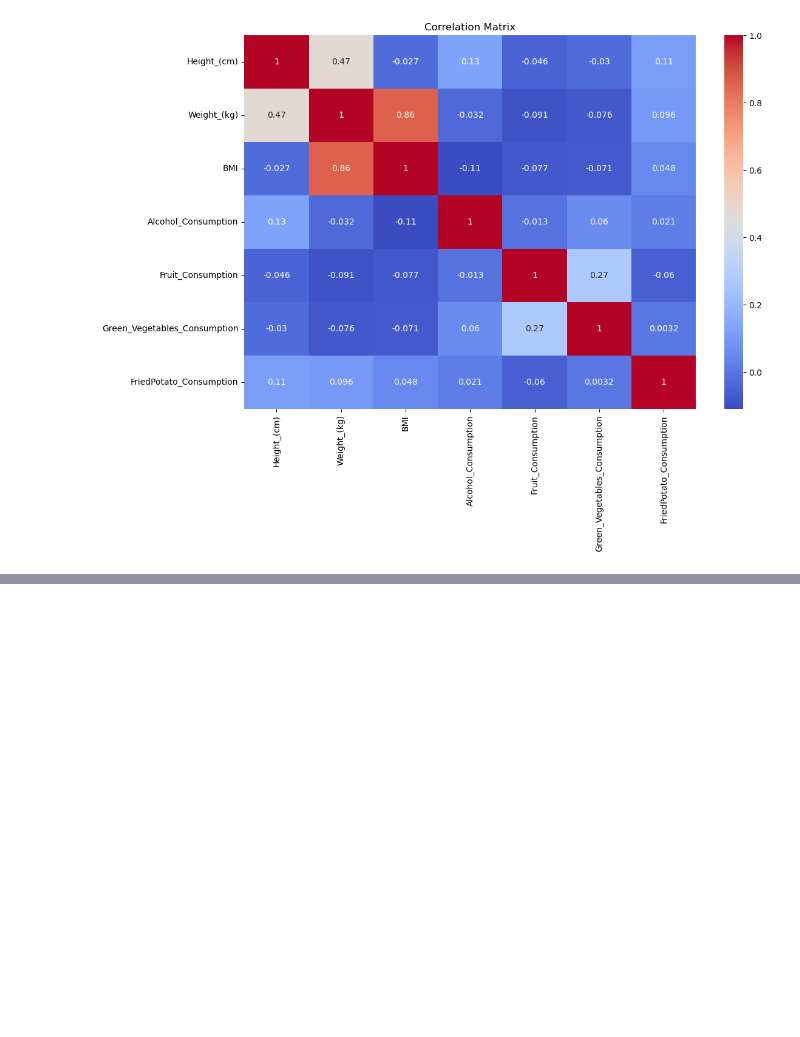
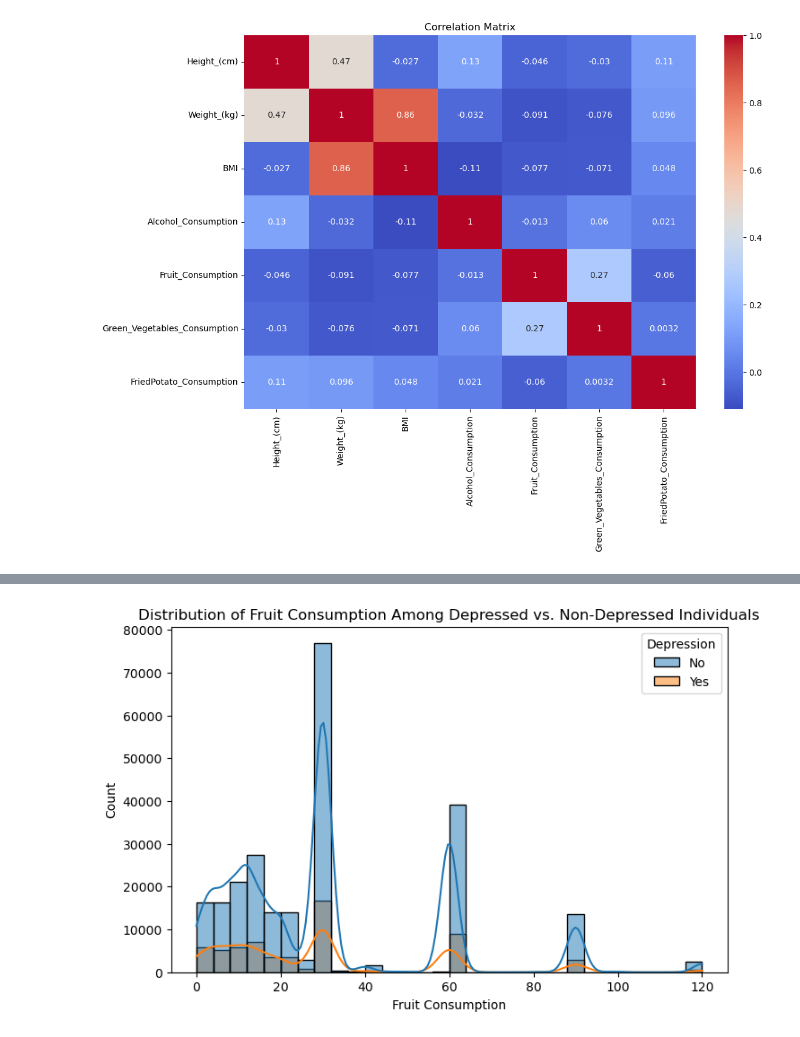
Before and after one commit to hornstarz/Project-4---Machine-Learning, a Jupyter notebook: Project 4 code.ipynb, the cells around one changed output, grey strips where cells are left out. Saved outputs shown, nothing was run; the diff lists cells and outputs as text; code cells hidden in the pictures; blank space fills up the shorter version.

```diff
--- a/Project 4 code.ipynb
+++ b/Project 4 code.ipynb
@@ -190,0 +229,9 @@ plt.show()
+# %%
+plt.figure(figsize=(8,5))
+sns.histplot(data=df, x='Fruit_Consumption', hue='Depression', kde=True, bins=30)
+plt.xlabel("Fruit Consumption")
+plt.ylabel("Count")
+plt.title("Distribution of Fruit Consumption Among Depressed vs. Non-Depressed Individuals")
+plt.show()
+# %% [output]
+[figure, added]
```
Also changed, not shown: parts of 8 cells of this notebook.
